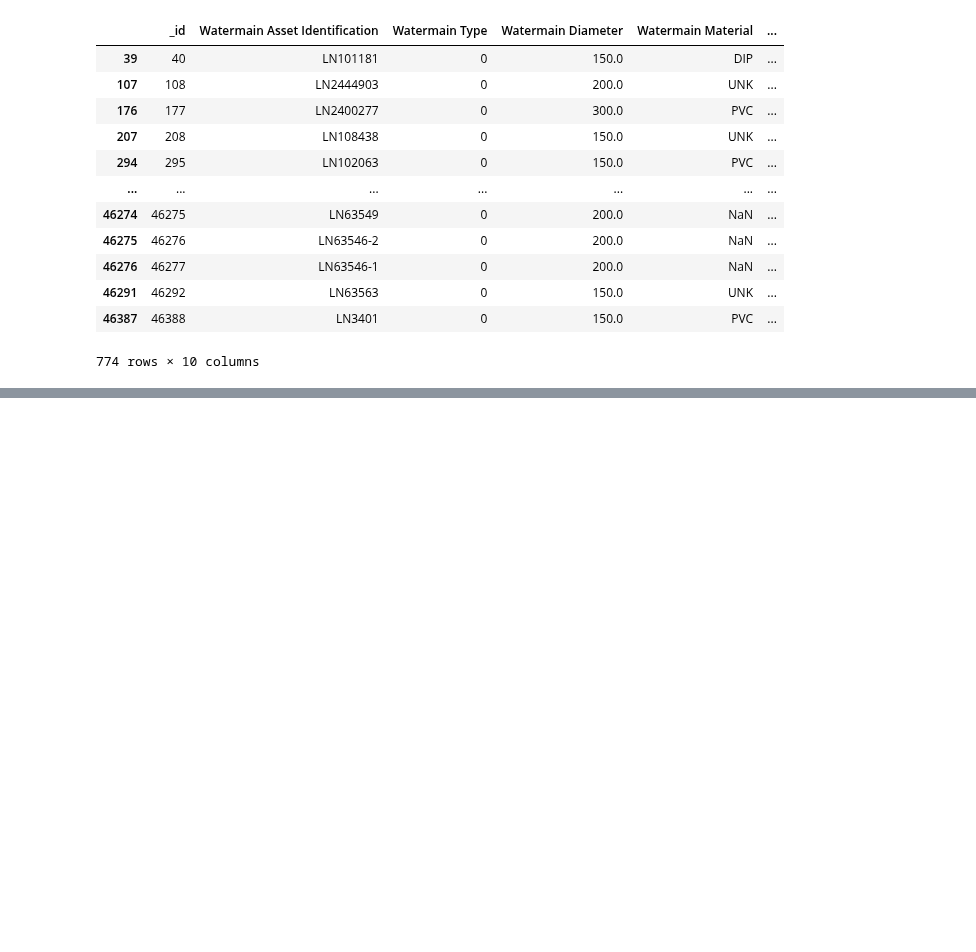
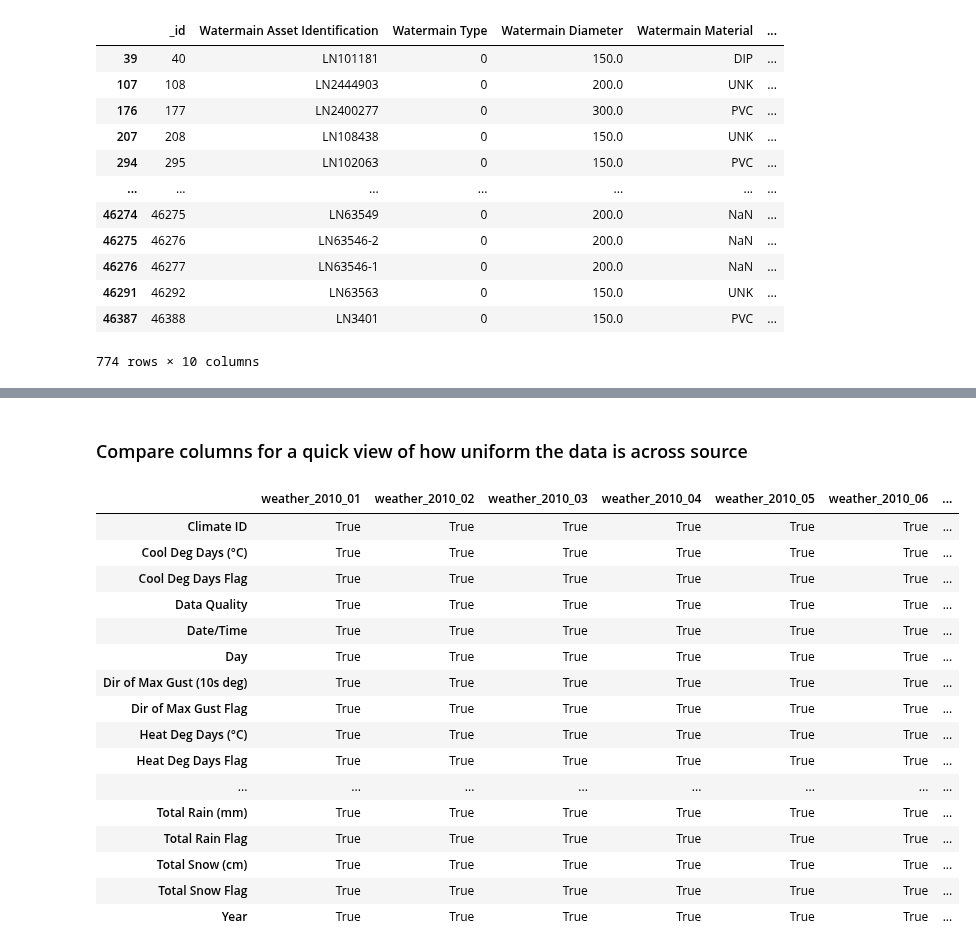
Before and after one commit to kmefu94/Water-Infrastructure-Risk-Toronto, a Jupyter notebook: reports/Data_Inventory.ipynb, the cells around one changed output, grey strips where cells are left out. Saved outputs shown, nothing was run; the diff lists cells and outputs as text; code cells hidden in the pictures; blank space fills up the shorter version.

```diff
--- a/reports/Data_Inventory.ipynb
+++ b/reports/Data_Inventory.ipynb
@@ -22,17 +22,25 @@ Obtain the sources of raw data used to analysis in this project, outputs a list
 # %%
-def get_sources():
+def get_sources(base_path):
     """
-    Return list of dataset folders in Data/RawData
+    Return dataset folder paths inside the given base path.
+
+    Parameters:
+        base_path (str or Path): Path to raw data directory
+
+    Returns:
+        list[Path]: Dataset folder paths
     """
-    current = Path.cwd()
-    while not (current / "Data").exists():
-        current = current.parent
+    base_path = Path(base_path)
 
-    raw_path = current / "Data" / "RawData"
+    if not base_path.exists():
+        raise FileNotFoundError(f"Base path does not exist: {base_path}")
 
-    return [
-        folder.name for folder in raw_path.iterdir()
-        if folder.is_dir()
-    ]
+    if not base_path.is_dir():
+        raise NotADirectoryError(f"Base path is not a directory: {base_path}")
+
+    return sorted(
+        [folder for folder in base_path.iterdir() if folder.is_dir()],
+        key=lambda x: x.name.lower()
+    )
 # %% [markdown]
 ## read_files
@@ -1151,0 +1350,4 @@ summaryd[summaryd['Watermain Install Date'].isnull()]
+# %%
+source = (DataSources[6])
+readable = read_files(source)
+readable
@@ -1151,0 +1374,4 @@ summaryd[summaryd['Watermain Install Date'].isnull()]
+# %%
+weather = (pull_data(source))
+print(f"number of datasets from source: {len(weather)}")
+print(f"names of remaining datasets: {weather.keys()}")
@@ -1151,0 +1442,22 @@ summaryd[summaryd['Watermain Install Date'].isnull()]
+# %% [markdown]
+### Compare columns for a quick view of how uniform the data is across source
+# %%
+compare_columns(weather)
+# %% [output]
+|  | weather_2010_01 | weather_2010_02 | weather_2010_03 | weather_2010_04 | weather_2010_05 | weather_2010_06 | ... |
+| Climate ID | True | True | True | True | True | True | ... |
+| Cool Deg Days (°C) | True | True | True | True | True | True | ... |
+| Cool Deg Days Flag | True | True | True | True | True | True | ... |
+| Data Quality | True | True | True | True | True | True | ... |
+| Date/Time | True | True | True | True | True | True | ... |
+| Day | True | True | True | True | True | True | ... |
+| Dir of Max Gust (10s deg) | True | True | True | True | True | True | ... |
+| Dir of Max Gust Flag | True | True | True | True | True | True | ... |
+| Heat Deg Days (°C) | True | True | True | True | True | True | ... |
+| Heat Deg Days Flag | True | True | True | True | True | True | ... |
+| ... | ... | ... | ... | ... | ... | ... | ... |
+| Total Rain (mm) | True | True | True | True | True | True | ... |
+| Total Rain Flag | True | True | True | True | True | True | ... |
+| Total Snow (cm) | True | True | True | True | True | True | ... |
+| Total Snow Flag | True | True | True | True | True | True | ... |
+| Year | True | True | True | True | True | True | ... |
```
Also changed, not shown: parts of 34 cells of this notebook, 12 other files.
